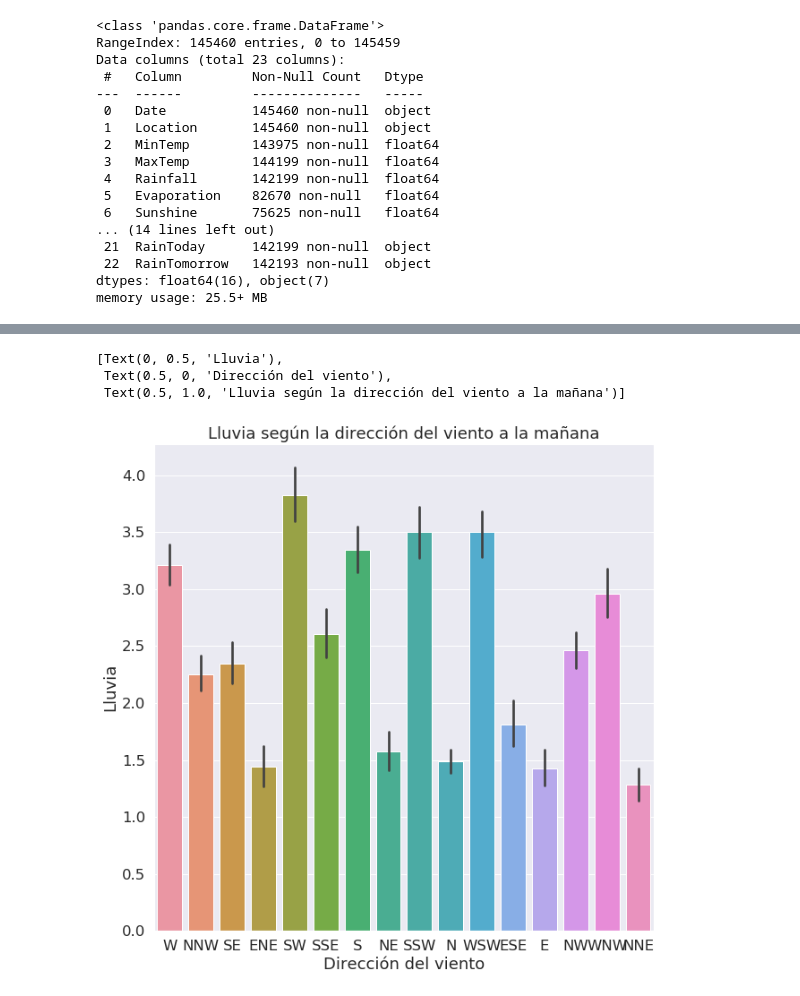
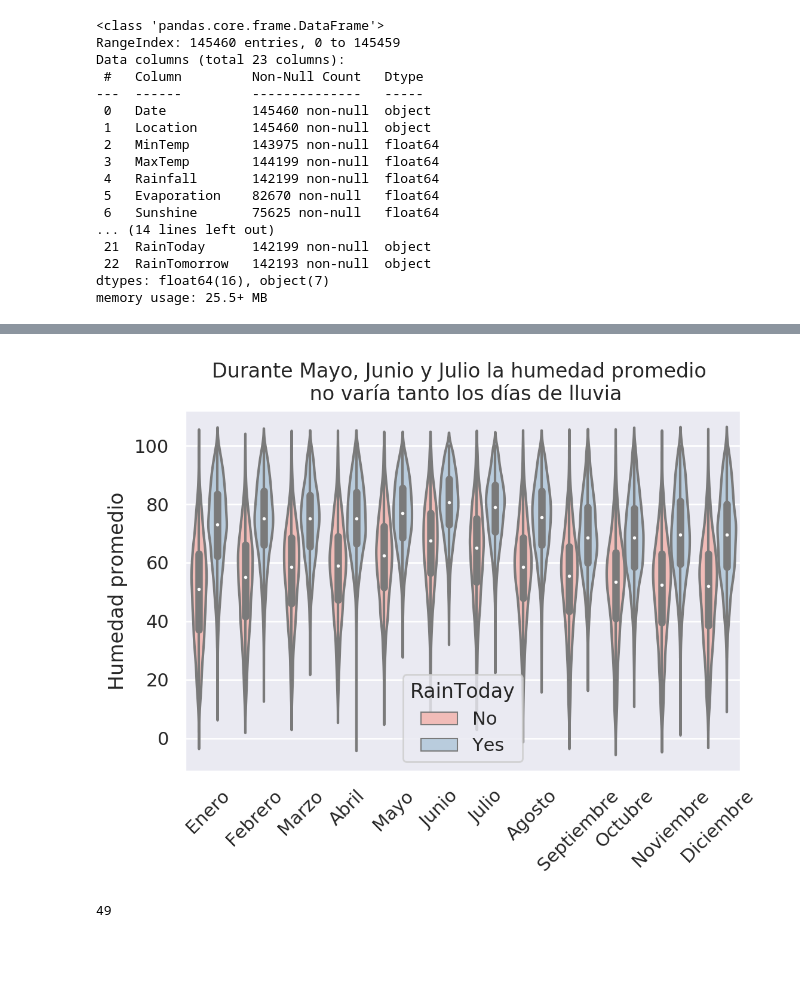
Before and after one commit to shizus/delayed-vicious-cat, a Jupyter notebook: WeatherAUS.ipynb, the cells around one changed output, grey strips where cells are left out. Cells and saved outputs as stored; diff of their text form; code cells hidden in the pictures; blank space fills up the shorter version.

```diff
--- a/WeatherAUS.ipynb
+++ b/WeatherAUS.ipynb
@@ -71,20 +71,34 @@ ax.set(title='Como afecta el cambio de la dirección del viento a la lluvia', xl
-# %%
-# sns.set(rc={'figure.figsize':(20,10)}, font_scale=1.5)
-
-
-# my_palette = {"G": "lightgreen", "PG": "darkgreen", "PG-13":"orange", "R": 'red', "Not Rated": 'gray'}
-
-ax = sns.barplot(x = 'WindDir9am',
-            y = 'Rainfall',
-#             hue = 'mpaa_rating',
-            data = df)
-
-# title
-# ax.legend(title='Lluvia según la dirección del viento a la mañana')
-
-ax.set(title='Lluvia según la dirección del viento a la mañana',xlabel='Dirección del viento', ylabel='Lluvia')
-# %% [output]
-[Text(0, 0.5, 'Lluvia'),
- Text(0.5, 0, 'Dirección del viento'),
- Text(0.5, 1.0, 'Lluvia según la dirección del viento a la mañana')]
-[figure, removed]
+# %%
+df["HumidityMean"] = (df["Humidity9am"] + df["Humidity3pm"]) / 2
+# %%
+df = df[df['Date'].notna()]
+# %%
+df['Date'] = pd.to_datetime(df['Date'])
+# %%
+df['month'] = df['Date'].dt.month
+# %%
+
+
+# my_palette = {"G": "lightgreen", "PG": "darkgreen", "PG-13":"orange", "R": 'red', "Not Rated": 'gray'}
+
+# ax = sns.barplot(x = 'WindDir9am',
+#             y = 'Rainfall',
+# #             hue = 'mpaa_rating',
+#             data = df)
+
+
+# ax = sns.violinplot(y=df["RainToday"], x=df["Humidity9am"])
+ax = sns.violinplot(x="month", y="HumidityMean", hue="RainToday", data=df, palette="Pastel1", aspect=.1)
+ax.set(title='Durante Mayo, Junio y Julio la humedad promedio \n no varía tanto los días de lluvia')
+ax.set_xticklabels(['Enero','Febrero','Marzo', 'Abril', 'Mayo', 'Junio', 'Julio', 'Agosto', 'Septiembre', 'Octubre', 'Noviembre', 'Diciembre'])
+ax.set(ylabel='Humedad promedio', xlabel='')
+
+sns.set(rc={"figure.dpi": 200, 'savefig.dpi': 200})
+# sns.set(rc={'figure.figsize':(1,1)})
+plt.xticks(rotation = 45)
+
+# plt.legend(loc='lower right', title='Llovio')
+
+plt.show()
+# %% [output]
+[figure, added]
@@ -90,0 +107,4 @@ ax.set(title='Lluvia según la dirección del viento a la mañana',xlabel='Direc
+# %%
+len(df['Location'].unique())
+# %% [output]
+49
```
Also changed, not shown: parts of 8 cells of this notebook.
